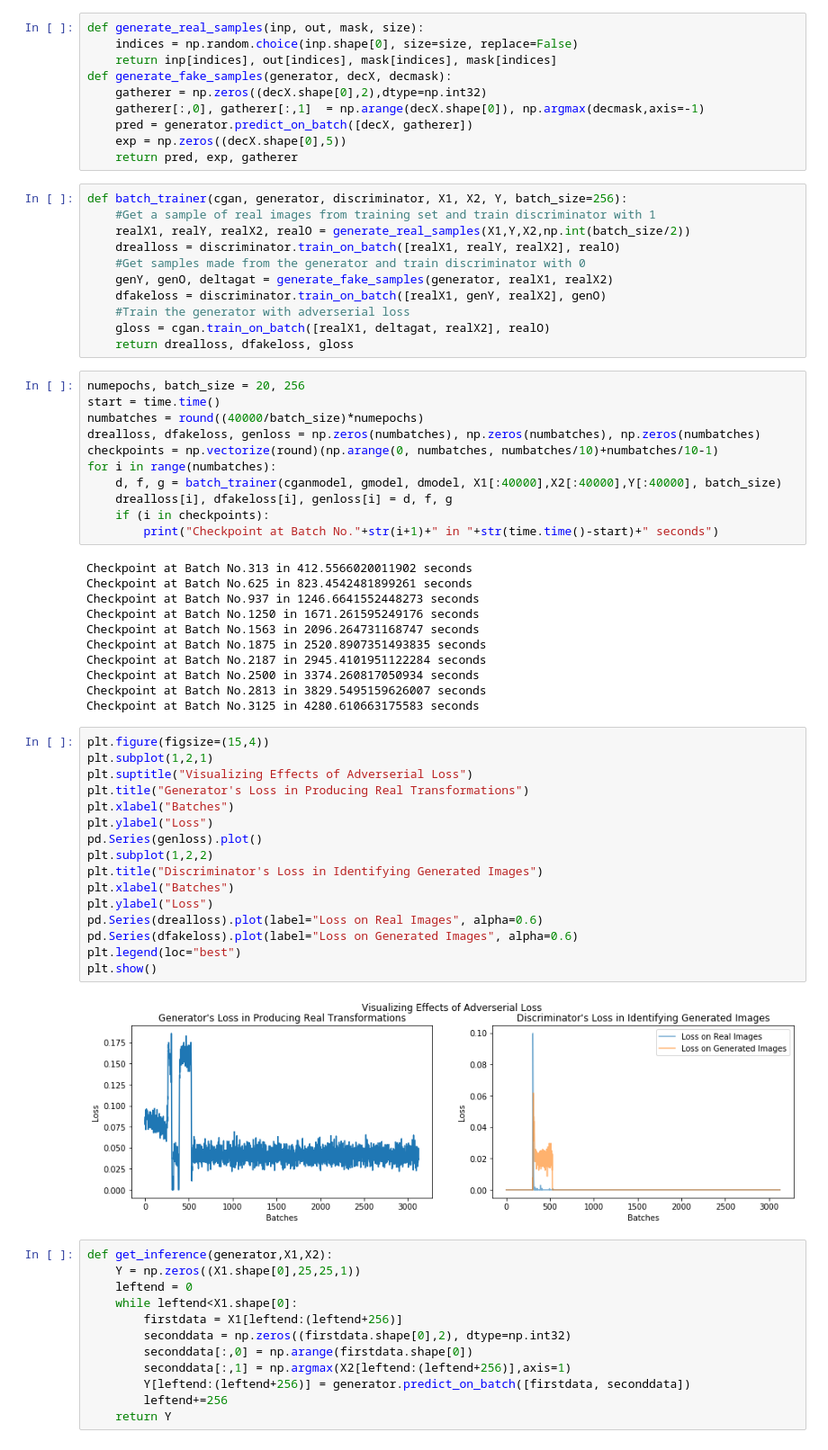
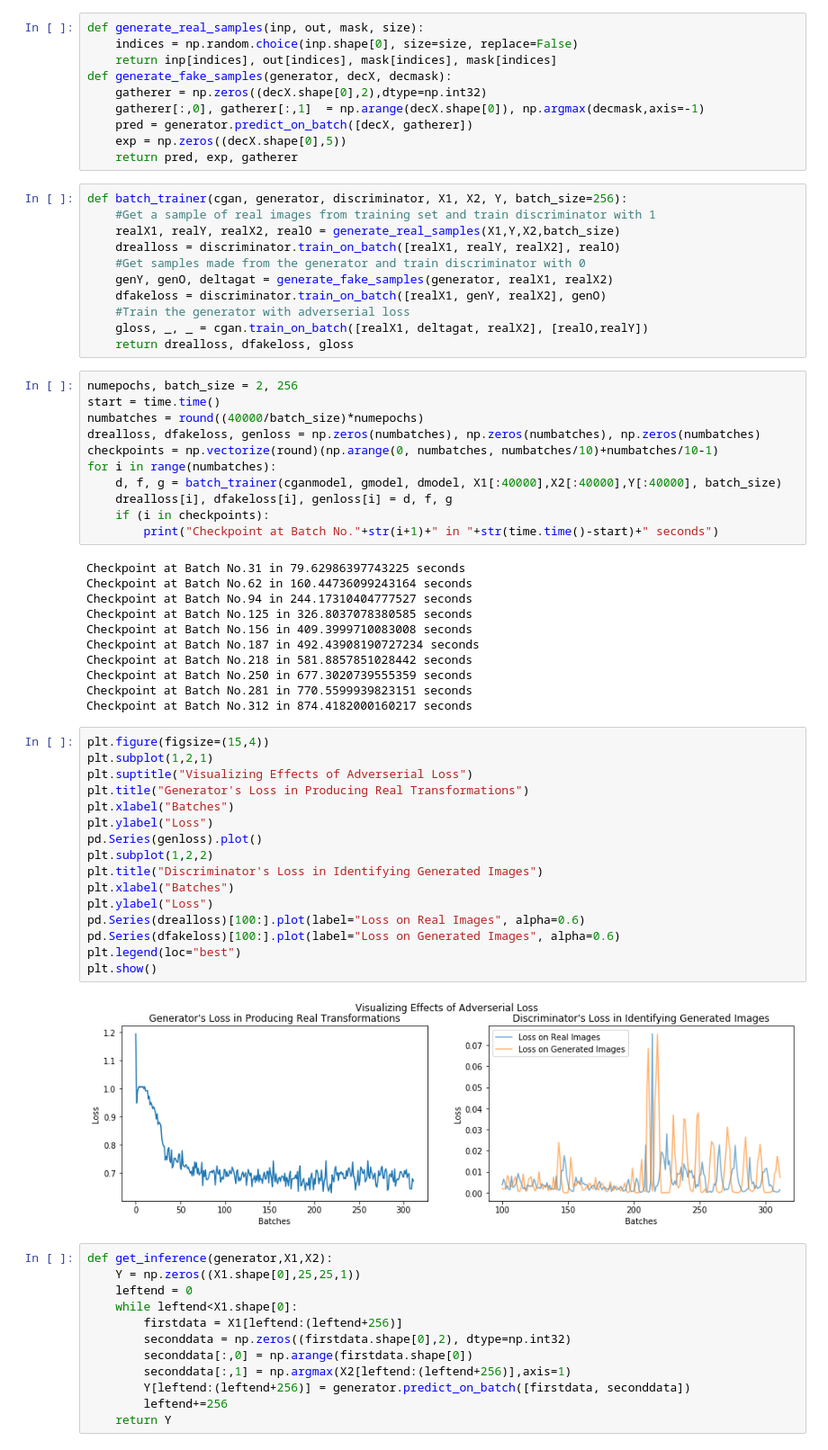
Before and after one commit to navyamehta/ai-research-projects, a Jupyter notebook: kaggle-GOL-CNN-encoder/GOL Reversal - Conditional GANs.ipynb, the cells around one changed output. Shown at 90% size. Drawn from its saved outputs; the diff is of its cells as text.

```diff
--- a/kaggle-GOL-CNN-encoder/GOL Reversal - Conditional GANs.ipynb
+++ b/kaggle-GOL-CNN-encoder/GOL Reversal - Conditional GANs.ipynb
@@ -135,16 +137,16 @@ def generate_fake_samples(generator, decX, decmask):
 # %%
 def batch_trainer(cgan, generator, discriminator, X1, X2, Y, batch_size=256):
     #Get a sample of real images from training set and train discriminator with 1
-    realX1, realY, realX2, realO = generate_real_samples(X1,Y,X2,np.int(batch_size/2))
+    realX1, realY, realX2, realO = generate_real_samples(X1,Y,X2,batch_size)
     drealloss = discriminator.train_on_batch([realX1, realY, realX2], realO)
     #Get samples made from the generator and train discriminator with 0
     genY, genO, deltagat = generate_fake_samples(generator, realX1, realX2)
     dfakeloss = discriminator.train_on_batch([realX1, genY, realX2], genO)
     #Train the generator with adverserial loss
-    gloss = cgan.train_on_batch([realX1, deltagat, realX2], realO)
+    gloss, _, _ = cgan.train_on_batch([realX1, deltagat, realX2], [realO,realY])
     return drealloss, dfakeloss, gloss
 # %%
-numepochs, batch_size = 20, 256
+numepochs, batch_size = 2, 256
 start = time.time()
 numbatches = round((40000/batch_size)*numepochs)
 drealloss, dfakeloss, genloss = np.zeros(numbatches), np.zeros(numbatches), np.zeros(numbatches)
@@ -155,34 +157,34 @@ for i in range(numbatches):
     if (i in checkpoints):
         print("Checkpoint at Batch No."+str(i+1)+" in "+str(time.time()-start)+" seconds")
 # %% [output]
-Checkpoint at Batch No.313 in 412.5566020011902 seconds
-Checkpoint at Batch No.625 in 823.4542481899261 seconds
-Checkpoint at Batch No.937 in 1246.6641552448273 seconds
-Checkpoint at Batch No.1250 in 1671.261595249176 seconds
-Checkpoint at Batch No.1563 in 2096.264731168747 seconds
-Checkpoint at Batch No.1875 in 2520.8907351493835 seconds
-Checkpoint at Batch No.2187 in 2945.4101951122284 seconds
-Checkpoint at Batch No.2500 in 3374.260817050934 seconds
-Checkpoint at Batch No.2813 in 3829.5495159626007 seconds
-Checkpoint at Batch No.3125 in 4280.610663175583 seconds
+Checkpoint at Batch No.31 in 79.62986397743225 seconds
+Checkpoint at Batch No.62 in 160.44736099243164 seconds
+Checkpoint at Batch No.94 in 244.17310404777527 seconds
+Checkpoint at Batch No.125 in 326.8037078380585 seconds
+Checkpoint at Batch No.156 in 409.3999710083008 seconds
+Checkpoint at Batch No.187 in 492.43908190727234 seconds
+Checkpoint at Batch No.218 in 581.8857851028442 seconds
+Checkpoint at Batch No.250 in 677.3020739555359 seconds
+Checkpoint at Batch No.281 in 770.5599939823151 seconds
+Checkpoint at Batch No.312 in 874.4182000160217 seconds
 # %%
 plt.figure(figsize=(15,4))
 plt.subplot(1,2,1)
 plt.suptitle("Visualizing Effects of Adverserial Loss")
 plt.title("Generator's Loss in Producing Real Transformations")
 plt.xlabel("Batches")
 plt.ylabel("Loss")
 pd.Series(genloss).plot()
 plt.subplot(1,2,2)
 plt.title("Discriminator's Loss in Identifying Generated Images")
 plt.xlabel("Batches")
 plt.ylabel("Loss")
-pd.Series(drealloss).plot(label="Loss on Real Images", alpha=0.6)
-pd.Series(dfakeloss).plot(label="Loss on Generated Images", alpha=0.6)
+pd.Series(drealloss)[100:].plot(label="Loss on Real Images", alpha=0.6)
+pd.Series(dfakeloss)[100:].plot(label="Loss on Generated Images", alpha=0.6)
 plt.legend(loc="best")
 plt.show()
 # %% [output]
-[figure, old version]
+[figure, new version]
 # %%
 def get_inference(generator,X1,X2):
     Y = np.zeros((X1.shape[0],25,25,1))
```
Also changed, not shown: parts of 13 cells of this notebook.
